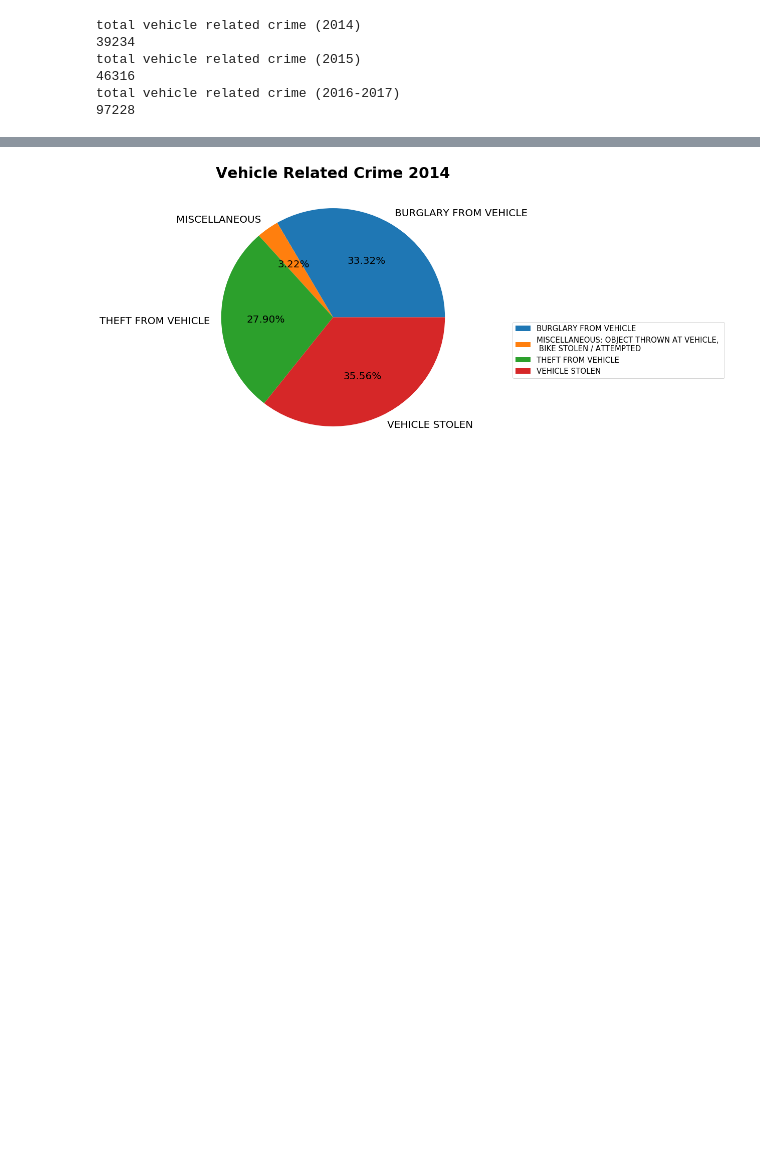
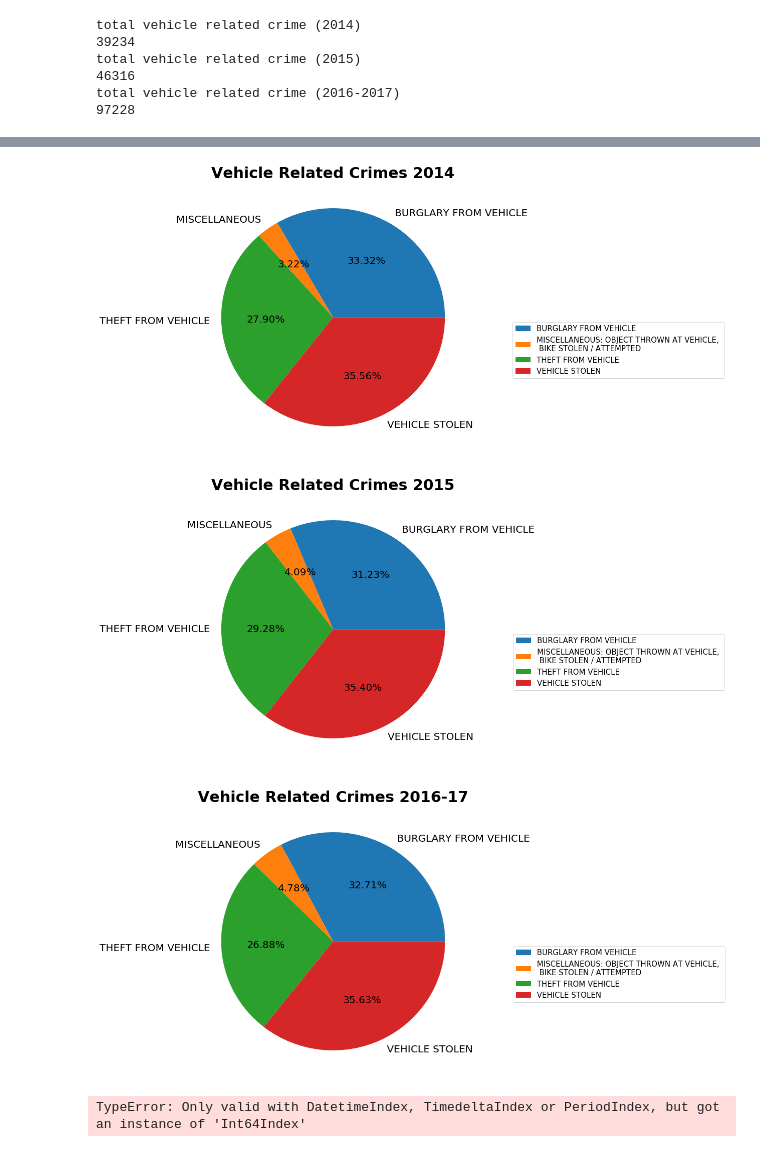
Before and after one commit to valegonzalez/ECE180_FinalProject, a Jupyter notebook: vehicleRelatedCrimes.ipynb, the cells around one changed output, grey strips where cells are left out. Saved outputs shown, nothing was run; the diff lists cells and outputs as text; code cells hidden in the pictures; blank space fills up the shorter version.

Commit message:
done with pie plots: 2014-2017. Stuck on bar plots for hourly and yearly

```diff
--- a/vehicleRelatedCrimes.ipynb
+++ b/vehicleRelatedCrimes.ipynb
@@ -111,0 +97,21 @@ dtype: int64
+# %%
+'''getting vehicle related subcrimes for 2014, 2015, 2016-17'''
+
+# getting vehicle related subcrimes for 2014
+subcrimes_in2014 = veh_in2014.groupby('crime_code_description')
+summ_in2014 = subcrimes_in2014.size()
+print('vehicle related subcrimes for 2014')
+print(summ_in2014)
+print('\n')
+
+# getting vehicle related subcrimes for 2015
+subcrimes_in2015 = veh_in2015.groupby('crime_code_description')
+summ_in2015 = subcrimes_in2015.size()
+print('vehicle related subcrimes for 2015')
+print(summ_in2015)
+print('\n')
+
+# getting vehicle related subcrimes for 2016-17
+subcrimes_in2016_17 = veh_in2016_17.groupby('crime_code_description')
+summ_in2016_17 = subcrimes_in2016_17.size()
+print(summ_in2016_17)
@@ -112,12 +157,31 @@ dtype: int64
 # %%
-#pie plot of vehicle related subcrimes for 2014
+'''pie plot of vehicle related crimes for 2014, 2015, 2016-17'''
 import matplotlib.pyplot as plt
 
+# creating 2014 pie plot of vehicle related crimes
 summ_in2014.plot.pie(labels=['BURGLARY FROM VEHICLE', 'MISCELLANEOUS', 'THEFT FROM VEHICLE', 'VEHICLE STOLEN'], autopct='%.2f%%', fontsize=20, figsize=(10,10))
-plt.title('Vehicle Related Crime 2014', weight='bold', size=30)
+plt.title('Vehicle Related Crimes 2014', weight='bold', size=30)
 plt.legend(loc = 'best',labels =['BURGLARY FROM VEHICLE', 'MISCELLANEOUS: OBJECT THROWN AT VEHICLE, \n BIKE STOLEN / ATTEMPTED', 'THEFT FROM VEHICLE', 'VEHICLE STOLEN'], bbox_to_anchor=(1,0.5), fontsize=15,
            bbox_transform=plt.gcf().transFigure)
 plt.ylabel('') # get rid of left y-axis label
 plt.show()
+
+# creating 2015 pie plot of vehicle related crimes
+summ_in2015.plot.pie(labels=['BURGLARY FROM VEHICLE', 'MISCELLANEOUS', 'THEFT FROM VEHICLE', 'VEHICLE STOLEN'], autopct='%.2f%%', fontsize=20, figsize=(10,10))
+plt.title('Vehicle Related Crimes 2015', weight='bold', size=30)
+plt.legend(loc = 'best',labels =['BURGLARY FROM VEHICLE', 'MISCELLANEOUS: OBJECT THROWN AT VEHICLE, \n BIKE STOLEN / ATTEMPTED', 'THEFT FROM VEHICLE', 'VEHICLE STOLEN'], bbox_to_anchor=(1,0.5), fontsize=15,
+           bbox_transform=plt.gcf().transFigure)
+plt.ylabel('') # get rid of left y-axis label
+plt.show()
+
+# creating 2016-17 pie plot of vehicle related crimes
+summ_in2016_17.plot.pie(labels=['BURGLARY FROM VEHICLE', 'MISCELLANEOUS', 'THEFT FROM VEHICLE', 'VEHICLE STOLEN'], autopct='%.2f%%', fontsize=20, figsize=(10,10))
+plt.title('Vehicle Related Crimes 2016-17', weight='bold', size=30)
+plt.legend(loc = 'best',labels =['BURGLARY FROM VEHICLE', 'MISCELLANEOUS: OBJECT THROWN AT VEHICLE, \n BIKE STOLEN / ATTEMPTED', 'THEFT FROM VEHICLE', 'VEHICLE STOLEN'], bbox_to_anchor=(1,0.5), fontsize=15,
+           bbox_transform=plt.gcf().transFigure)
+plt.ylabel('') # get rid of left y-axis label
+plt.show()
 # %% [output]
-[figure, old version]
+[figure, new version]
+[figure, added]
+[figure, added]
@@ -123,0 +195,15 @@ plt.show()
+# %%
+#***************** IN PROGRESS *********************
+
+'''monthly bar plot of vehicle related subcrimes for 2014, 2015, 2016-17'''
+veh_in2014.date_occurred.groupby(pd.TimeGrouper(freq='M'))
+
+#veh_in2014.loc[veh_in2014.date_occurred.str.startswith('01'), 'date_occurred'] = '1'
+# getting vehicle related subcrimes for 2014
+month_subcrimes_in2014 = veh_in2014.groupby(['crime_code_description', 'date_occurred'])
+month_summ_in2014 = month_subcrimes_in2014.size()
+print('monthly vehicle related subcrimes for 2014')
+print(month_summ_in2014)
+print('\n')
+# %% [output]
+TypeError: Only valid with DatetimeIndex, TimedeltaIndex or PeriodIndex, but got an instance of 'Int64Index'
```
Also changed, not shown: parts of 7 cells of this notebook.
